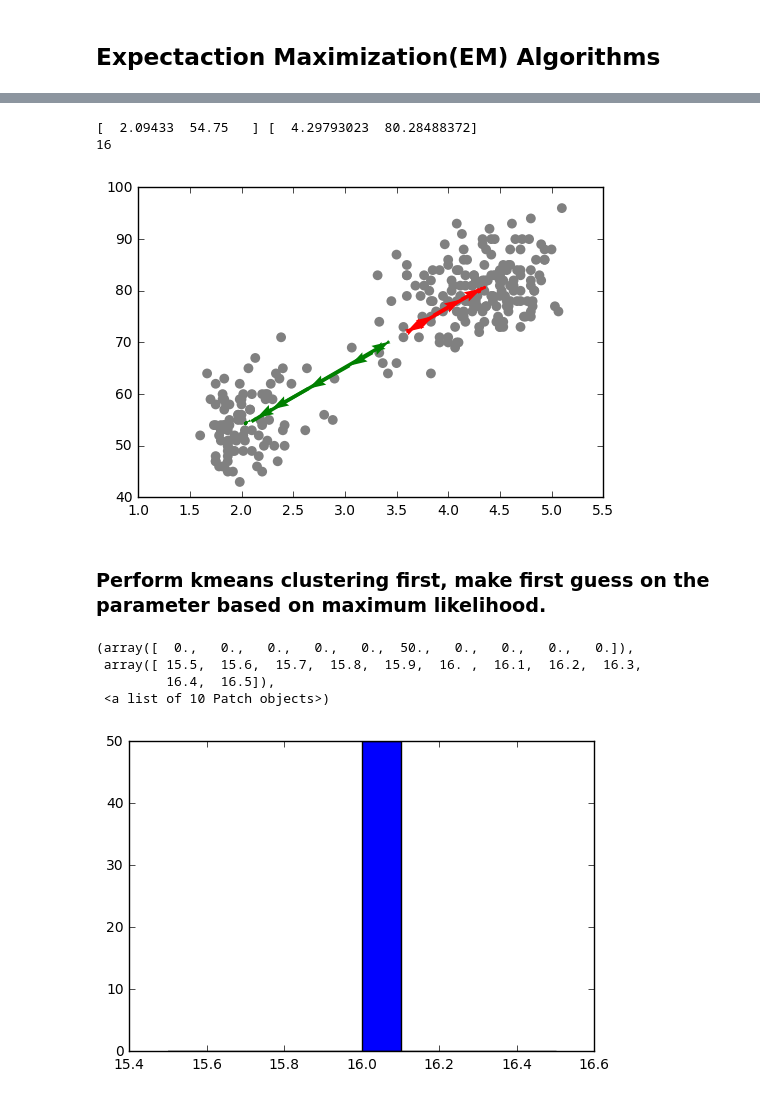
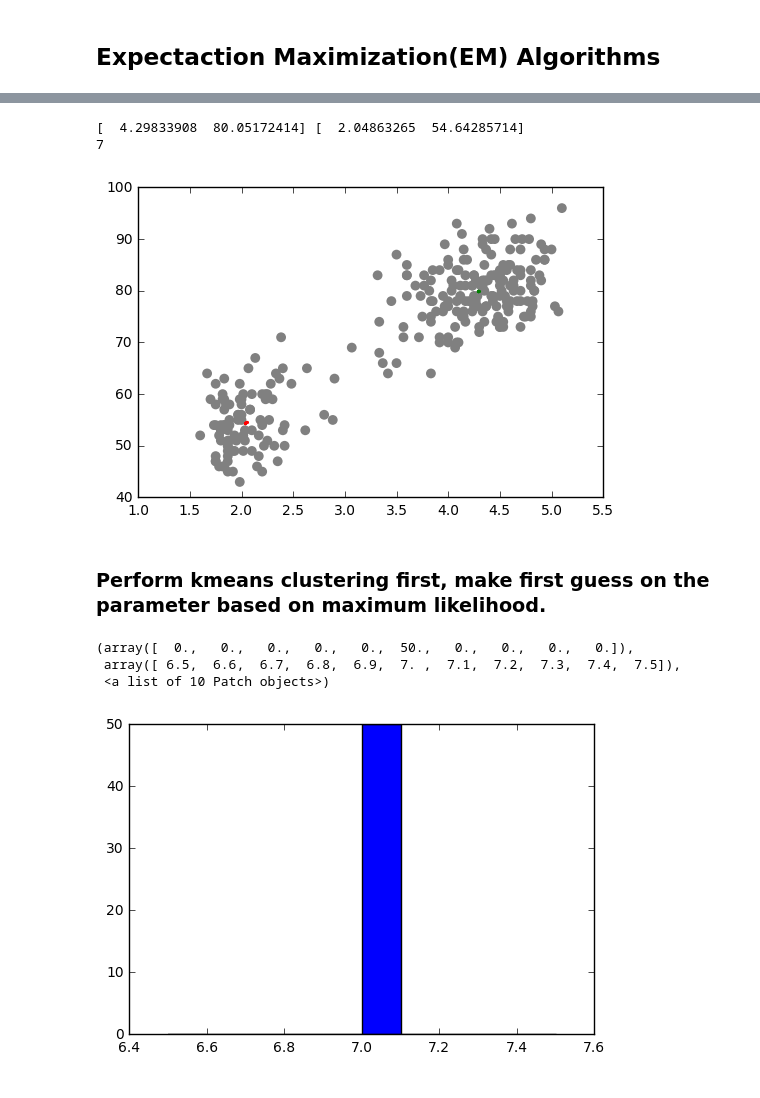
Before and after one commit to bluenight1994/Applied-Machine-Learning, a Jupyter notebook: EM/Old_Faithful.ipynb, the cells around one changed output, grey strips where cells are left out. Saved outputs shown, nothing was run; the diff lists cells and outputs as text; code cells hidden in the pictures.

```diff
--- a/EM/Old_Faithful.ipynb
+++ b/EM/Old_Faithful.ipynb
@@ -29,8 +30,7 @@ class ExpectationMaximization:
             maxE = max(data[:,i])
             self.mu[:,i] = minE + (maxE - minE) * np.random.rand(k,1)
         self.mu = np.array(self.mu)
-        initial_cov = np.dot(data.T, data)
-#         initial_cov = np.diag(np.diag(initial_cov))
+        initial_cov = np.dot(data.T, data)/m
         self.cov = np.array([initial_cov] * k)
 
 
@@ -166,7 +155,7 @@ def kMeans(dataSet, k):
             centroids[ci,:] = np.mean(np.array(points), axis = 0)
     return centroids, result
 # %%
-centroids, res = kMeans(data, 2)
+centroids, res = kMeans(preprocessing.normalize(data, axis=0), 2)
 # %%
 p1, p2 = [], []
 for q,t in zip(res,data):
@@ -185,41 +174,40 @@ plt.scatter(p2[:,0], p2[:,1], s=[50]*len(data), linewidth=0, c='b')
 mu1 = np.mean(p1, axis = 0)
 mu2 = np.mean(p2, axis = 0)
 print mu1, mu2
-cov1 = np.dot((p1-mu1).T, p1-mu1)
-cov2 = np.dot((p2-mu2).T, p2-mu2)
+cov1 = np.dot((p1-mu1).T, p1-mu1)/p1.shape[0]
+cov2 = np.dot((p2-mu2).T, p2-mu2)/p2.shape[0]
 em = ExpectationMaximization(data)
 em.load_first_guess(mu1,mu2,cov1,cov2)
 num = em.iterate()
 print num
 em.print_history()
 # %% [output]
-[  2.09433  54.75   ] [  4.29793023  80.28488372]
-16
+[  4.29833908  80.05172414] [  2.04863265  54.64285714]
+7
-[figure, old version]
+[figure, new version]
 # %% [markdown]
 ### Perform kmeans clustering first, make first guess on the parameter based on maximum likelihood.
 # %%
 iterations = []
 for i in range(50):
-    centroids, res = kMeans(data, 2)
+    centroids, res = kMeans(preprocessing.normalize(data, axis=0), 2)
     p1, p2 = [], []
     for q,t in zip(res,data):
         if q[0,0] == 0: p1.append(t)
         else: p2.append(t)
     p1 = np.array(p1)
     p2 = np.array(p2)
     mu1 = np.mean(p1, axis = 0)
     mu2 = np.mean(p2, axis = 0)
-    cov1 = np.dot((p1-mu1).T, p1-mu1)
-    cov2 = np.dot((p2-mu2).T, p2-mu2)
+    cov1 = np.dot((p1-mu1).T, p1-mu1)/p1.shape[0]
+    cov2 = np.dot((p2-mu2).T, p2-mu2)/p2.shape[0]
     em = ExpectationMaximization(data)
     em.load_first_guess(mu1,mu2,cov1,cov2)
     num = em.iterate()
     iterations.append(num)
 plt.hist(iterations)
 # %% [output]
 (array([  0.,   0.,   0.,   0.,   0.,  50.,   0.,   0.,   0.,   0.]),
- array([ 15.5,  15.6,  15.7,  15.8,  15.9,  16. ,  16.1,  16.2,  16.3,
-         16.4,  16.5]),
+ array([ 6.5,  6.6,  6.7,  6.8,  6.9,  7. ,  7.1,  7.2,  7.3,  7.4,  7.5]),
  <a list of 10 Patch objects>)
-[figure, old version]
+[figure, new version]
```
Also changed, not shown: parts of 5 cells of this notebook, 6 other files.
